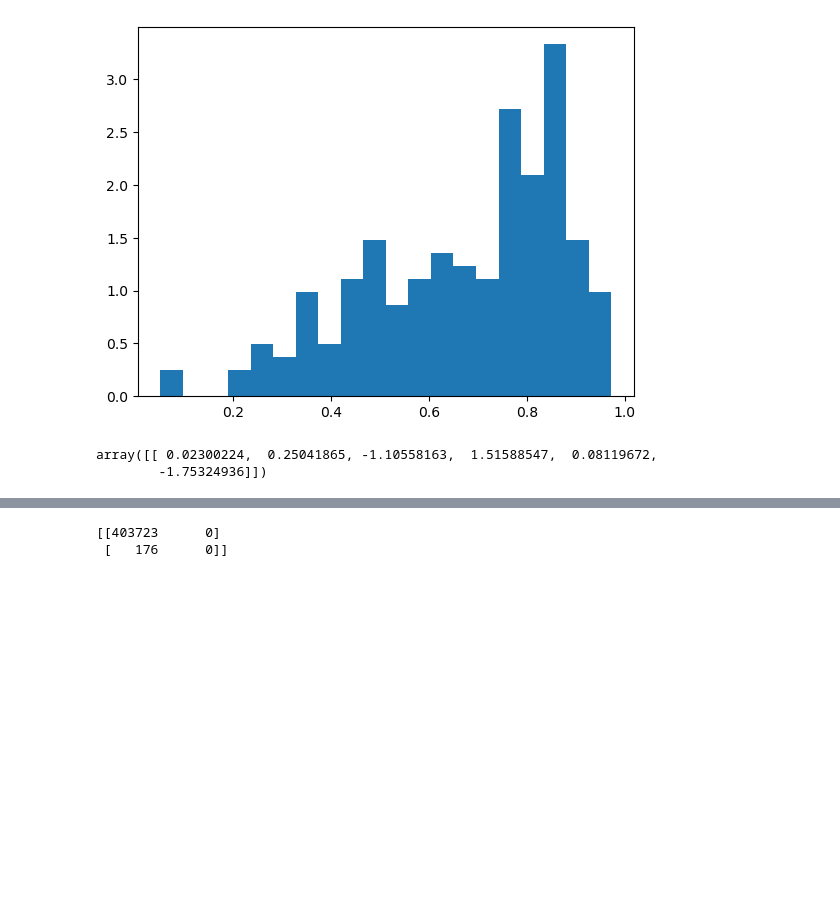
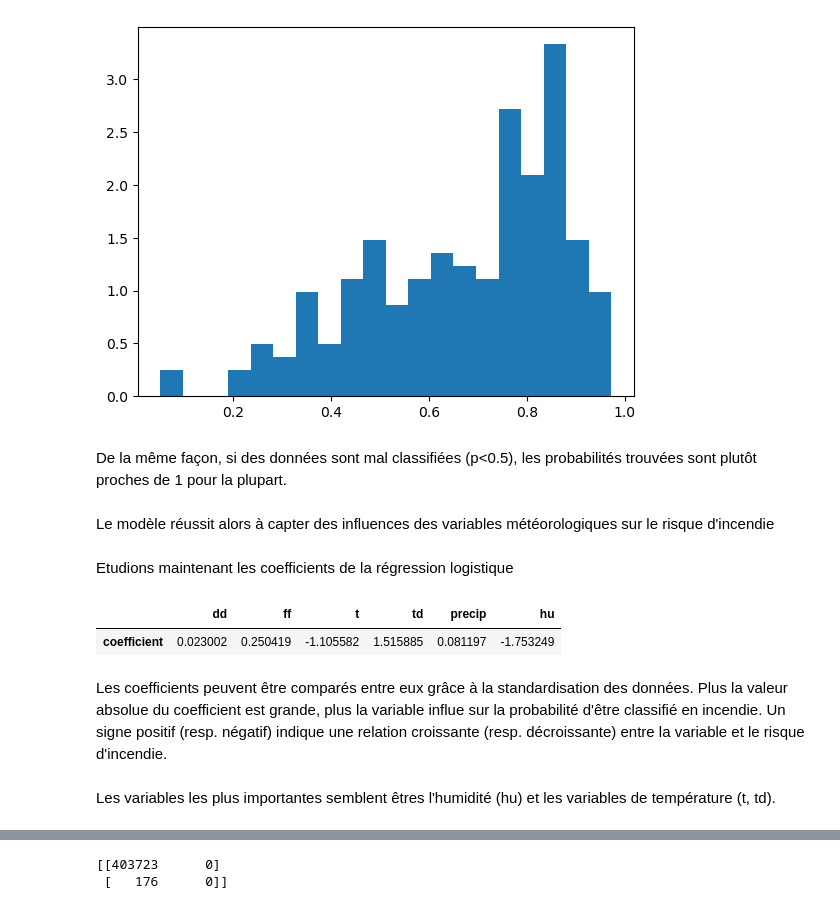
Before and after one commit to felixdechamps/ensae-prog2A, a Jupyter notebook: modelisation.ipynb, the cells around one changed output, grey strips where cells are left out. Cells and saved outputs as stored; diff of their text form; code cells hidden in the pictures; blank space fills up the shorter version.

Commit message:
Mise au propre et commentaires régression logistique

```diff
--- a/modelisation.ipynb
+++ b/modelisation.ipynb
@@ -133,8 +110,19 @@ plt.hist(proba1[:,1], density=True, bins=20)
         0.97242414]),
  <BarContainer object of 20 artists>)
 [figure]
-# %%
-model.named_steps['classi'].coef_
-# %% [output]
-array([[ 0.02300224,  0.25041865, -1.10558163,  1.51588547,  0.08119672,
-        -1.75324936]])
+# %% [markdown]
+De la même façon, si des données sont mal classifiées (p<0.5), les probabilités trouvées sont plutôt proches de 1 pour la plupart.
+# %% [markdown]
+Le modèle réussit alors à capter des influences des variables météorologiques sur le risque d'incendie
+# %% [markdown]
+Etudions maintenant les coefficients de la régression logistique
+# %%
+coeffs = pd.DataFrame(data= model.named_steps['classi'].coef_, columns = X.columns, index=['coefficient'])
+coeffs
+# %% [output]
+|  | dd | ff | t | td | precip | hu |
+| coefficient | 0.023002 | 0.250419 | -1.105582 | 1.515885 | 0.081197 | -1.753249 |
+# %% [markdown]
+Les coefficients peuvent être comparés entre eux grâce à la standardisation des données. Plus la valeur absolue du coefficient est grande, plus la variable influe sur la probabilité d'être classifié en incendie. Un signe positif (resp. négatif) indique une relation croissante (resp. décroissante) entre la variable et le risque d'incendie.
+# %% [markdown]
+Les variables les plus importantes semblent êtres l'humidité (hu) et les variables de température (t, td).
```
Also changed, not shown: parts of 20 cells of this notebook.
